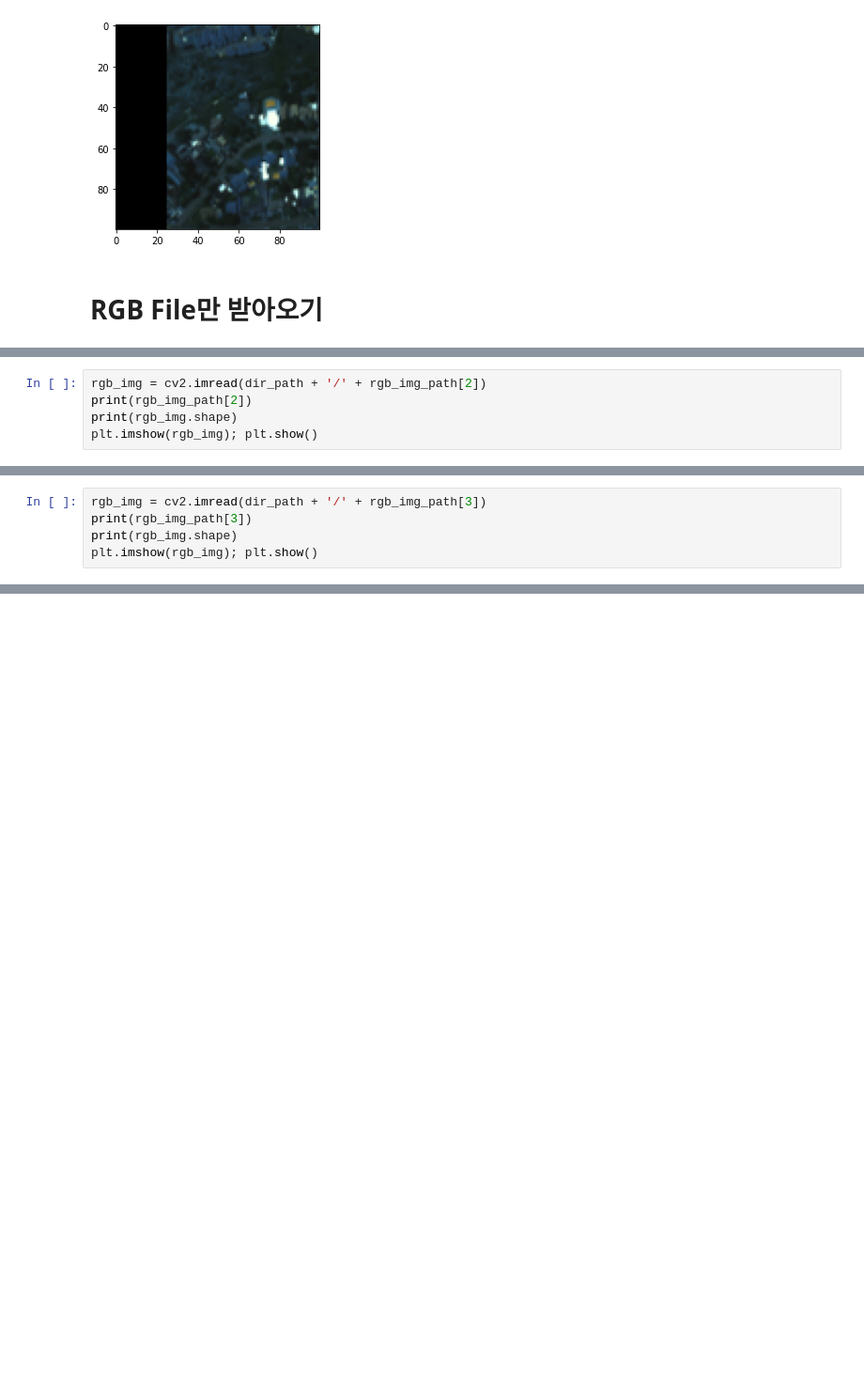
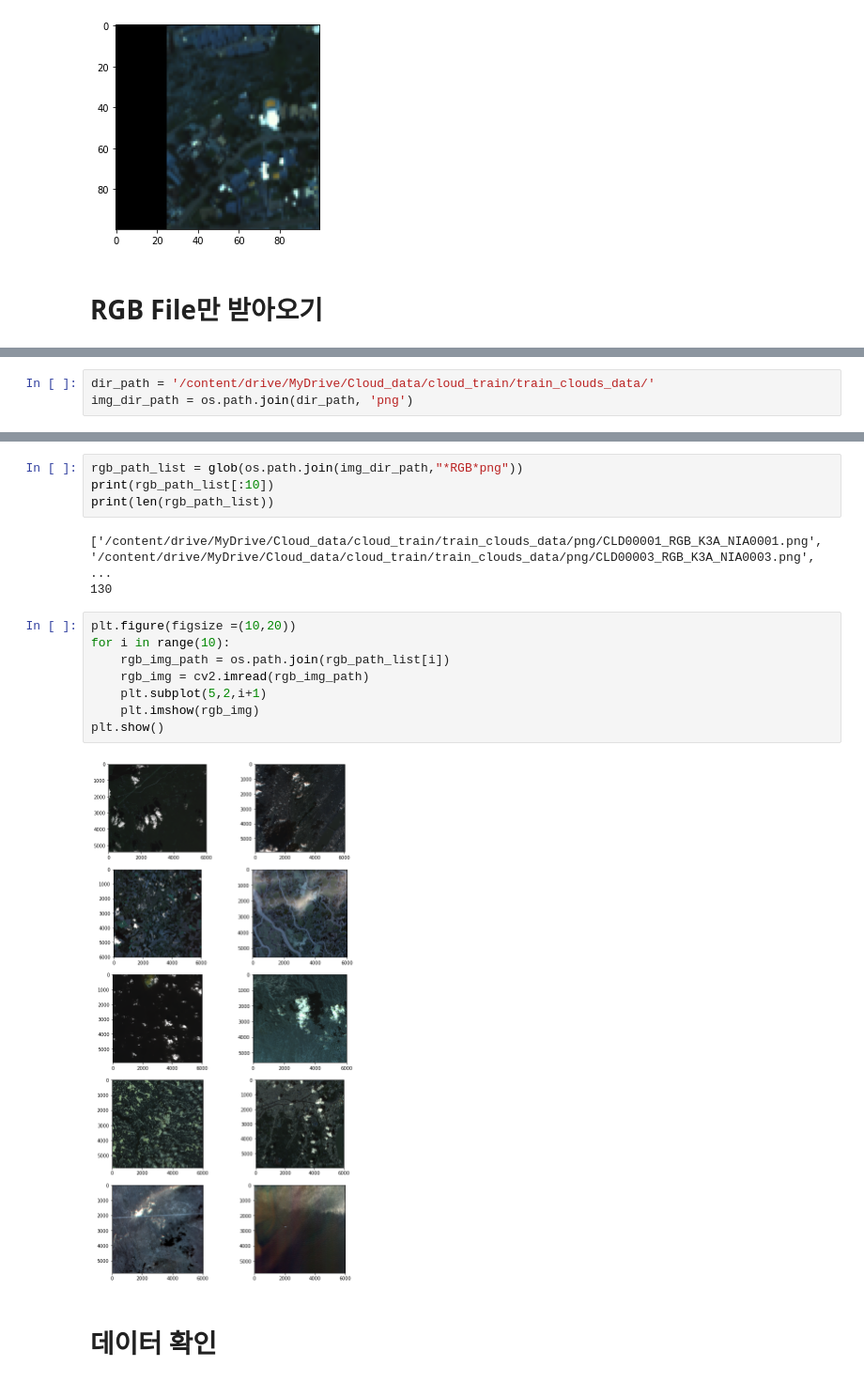
Before and after one commit to TEAM-LuckyDay/Cloud_segmentation, a Jupyter notebook: file_mount_test.ipynb, the cells around one changed output, grey strips where cells are left out. Shown at 94% size. Cells and saved outputs as stored; diff of their text form; blank space fills up the shorter version.

```diff
--- a/file_mount_test.ipynb
+++ b/file_mount_test.ipynb
@@ -118,5 +52,0 @@ CLD00003_RGB_K3A_NIA0003.png
-# %%
-rgb_img = cv2.imread(dir_path + '/' + rgb_img_path[2])
-print(rgb_img_path[2])
-print(rgb_img.shape)
-plt.imshow(rgb_img); plt.show()
@@ -127,5 +52,0 @@ CLD00004_RGB_K3A_NIA0004.png
-# %%
-rgb_img = cv2.imread(dir_path + '/' + rgb_img_path[3])
-print(rgb_img_path[3])
-print(rgb_img.shape)
-plt.imshow(rgb_img); plt.show()
@@ -135,0 +53,3 @@ CLD00005_RGB_K3A_NIA0005.png
+# %%
+dir_path = '/content/drive/MyDrive/Cloud_data/cloud_train/train_clouds_data/'
+img_dir_path = os.path.join(dir_path, 'png')
@@ -135,0 +67,19 @@ CLD00005_RGB_K3A_NIA0005.png
+# %%
+rgb_path_list = glob(os.path.join(img_dir_path,"*RGB*png"))
+print(rgb_path_list[:10])
+print(len(rgb_path_list))
+# %% [output]
+['/content/drive/MyDrive/Cloud_data/cloud_train/train_clouds_data/png/CLD00001_RGB_K3A_NIA0001.png', '/content/drive/MyDrive/Cloud_data/cloud_train/train_clouds_data/png/CLD00003_RGB_K3A_NIA0003.png', ...
+130
+# %%
+plt.figure(figsize =(10,20))
+for i in range(10):
+    rgb_img_path = os.path.join(rgb_path_list[i])
+    rgb_img = cv2.imread(rgb_img_path)
+    plt.subplot(5,2,i+1)
+    plt.imshow(rgb_img)
+plt.show()
+# %% [output]
+[figure, added]
+# %% [markdown]
+# 데이터 확인
```
Also changed, not shown: parts of 39 cells of this notebook.
